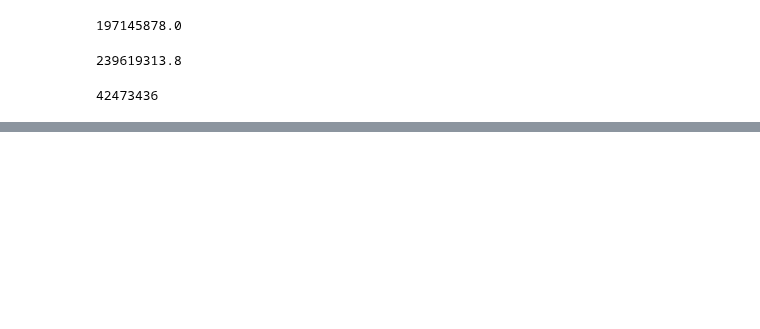
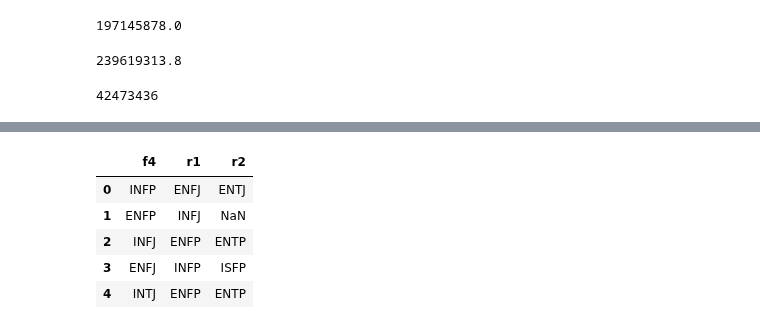
Before and after one commit to zudata/BEAKJOON, a Jupyter notebook: study/Big Data Certification study.ipynb, the cells around one changed output, grey strips where cells are left out. Cells and saved outputs as stored; diff of their text form; code cells hidden in the pictures; blank space fills up the shorter version.

```diff
--- a/study/Big Data Certification study.ipynb
+++ b/study/Big Data Certification study.ipynb
@@ -1148,0 +1168,9 @@ int(round(abs(sale1 - sale2),0))
+# %%
+b3.head()
+# %% [output]
+|  | f4 | r1 | r2 |
+| 0 | INFP | ENFJ | ENTJ |
+| 1 | ENFP | INFJ | NaN |
+| 2 | INFJ | ENFP | ENTP |
+| 3 | ENFJ | INFP | ISFP |
+| 4 | INTJ | ENFP | ENTP |
```
Also changed, not shown: parts of 9 cells of this notebook.
